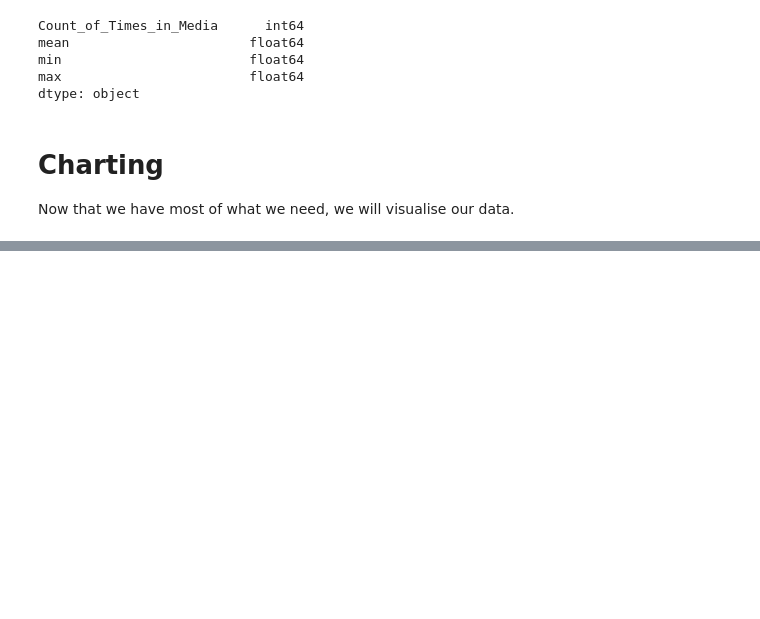
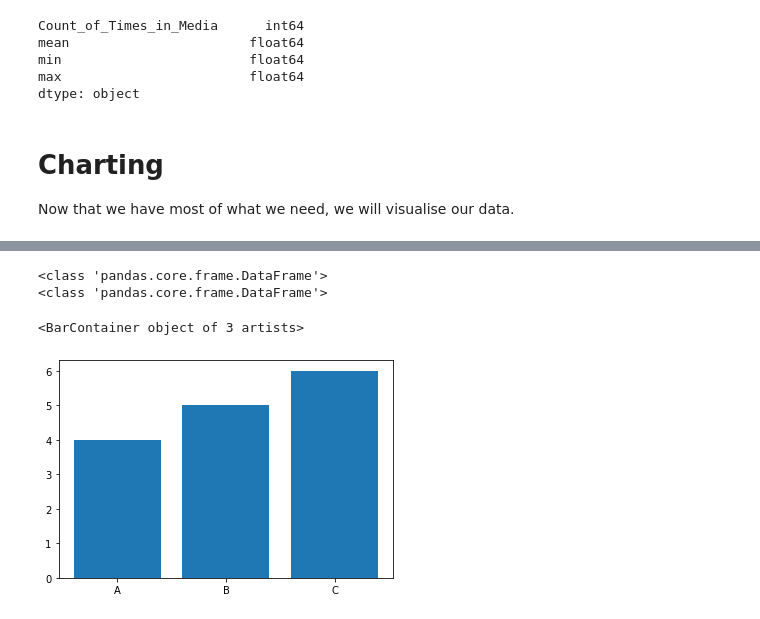
Before and after one commit to lukeonyw/netflix-analysis, a Jupyter notebook: netflix-analysis/Netflix Analysis.ipynb, the cells around one changed output, grey strips where cells are left out. Drawn from its saved outputs; the diff is of its cells as text; code cells hidden in the pictures; blank space fills up the shorter version.

```diff
--- a/netflix-analysis/Netflix Analysis.ipynb
+++ b/netflix-analysis/Netflix Analysis.ipynb
@@ -239 +255,12 @@ Now that we have most of what we need, we will visualise our data.
+# %%
+print(type(pd.DataFrame(df_1a.index)))
+print(type(pd.DataFrame(df_1a['Adjusted mean'])))
+# %% [output]
+<class 'pandas.core.frame.DataFrame'>
+<class 'pandas.core.frame.DataFrame'>
+# %%
+plt.bar(["A","B","C"],[4,5,6])
+# %% [output]
+<BarContainer object of 3 artists>
+[figure, added]
 # %%
```
Also changed, not shown: parts of 4 cells of this notebook.
